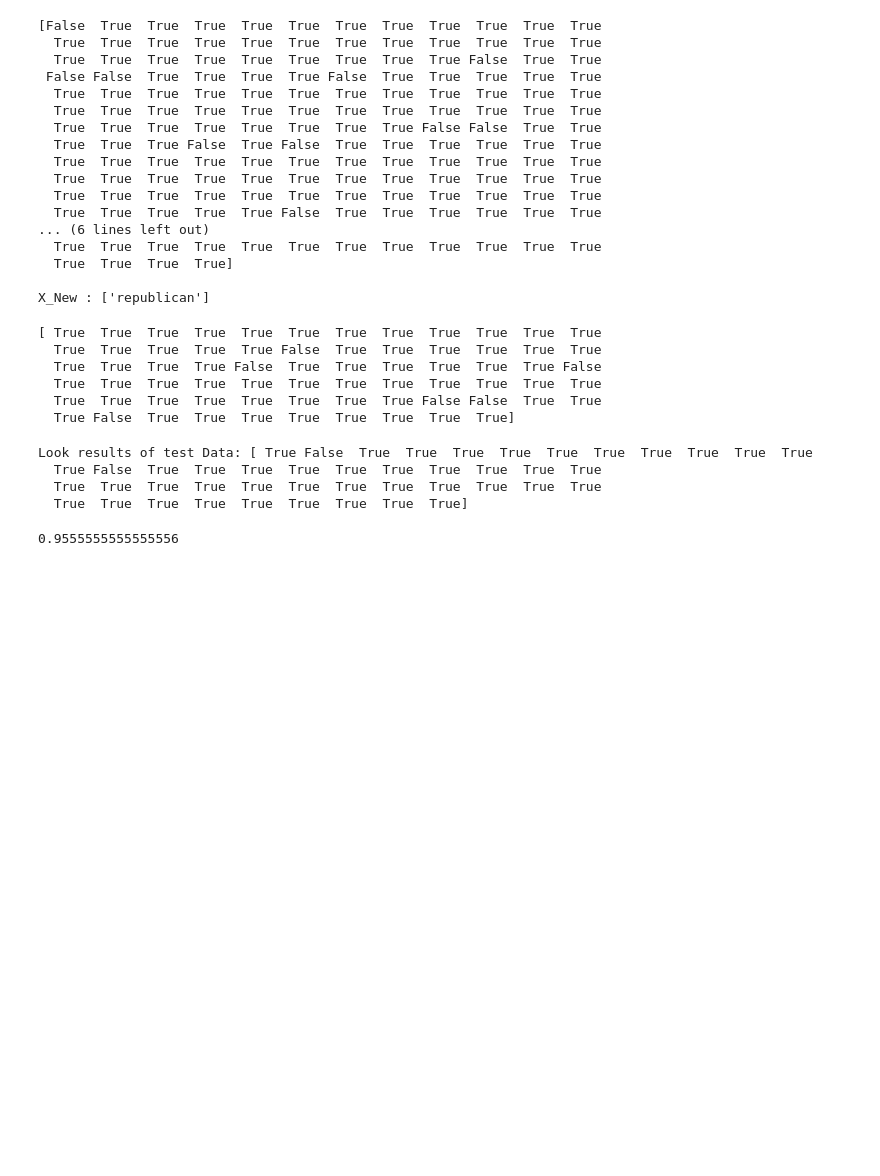
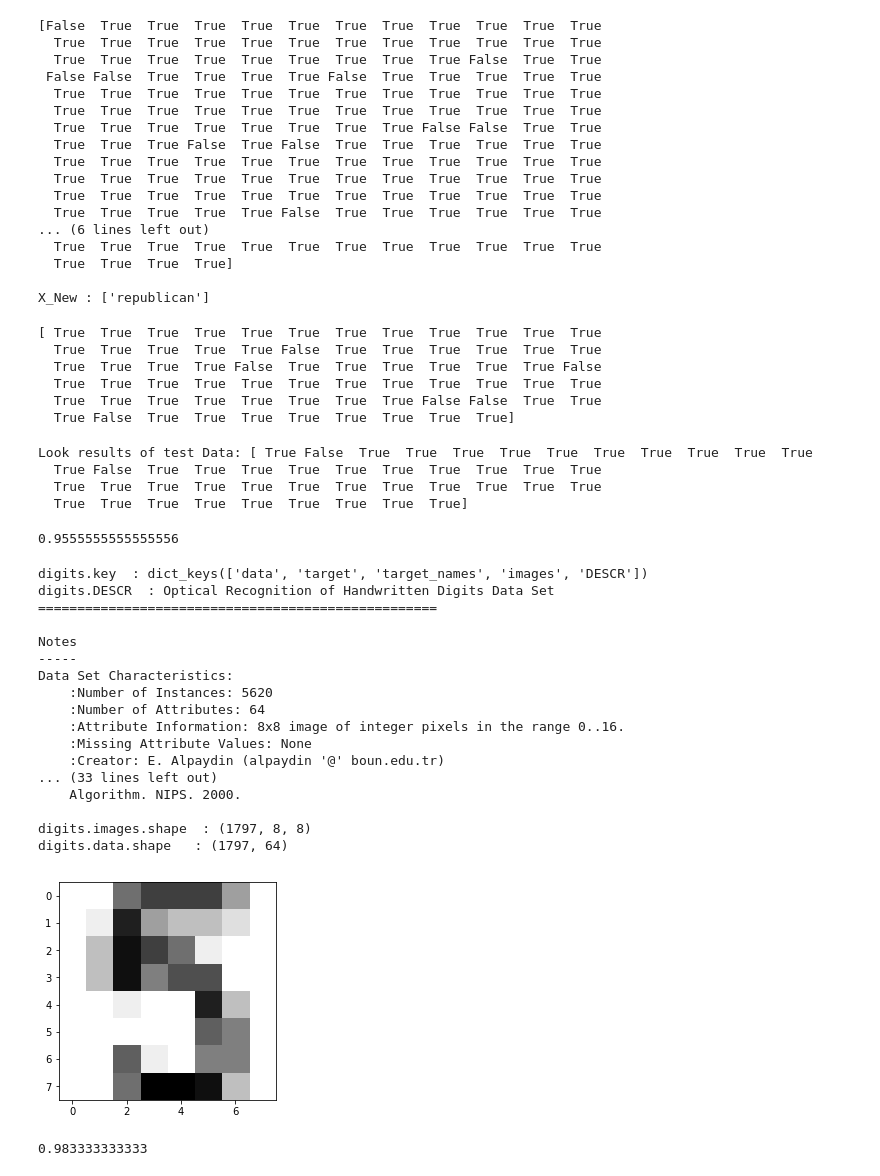
Before and after one commit to 201511608/Anaconda, a Jupyter notebook: MachineLearning_Supervised.ipynb, the cells around one changed output. Saved outputs shown, nothing was run; the diff lists cells and outputs as text; code cells hidden in the pictures; blank space fills up the shorter version.

```diff
--- a/MachineLearning_Supervised.ipynb
+++ b/MachineLearning_Supervised.ipynb
@@ -366,3 +372,61 @@ Look results of test Data: [ True False  True  True  True  True  True  True  Tru
 knn.score(X_test,y_test)
 # %% [output]
 0.9555555555555556
+# %%
+#9
+#MNIST
+#Redused version of data is obtain from Sklearn
+
+
+
+from sklearn import datasets
+digits = datasets.load_digits()
+
+
+print("digits.key  :",digits.keys())
+print("\ndigits.DESCR  :",digits.DESCR)
+print("\ndigits.images.shape  :",digits.images.shape)
+print("\ndigits.data.shape   :",digits.data.shape)
+
+import matplotlib.pyplot as plt
+plt.imshow(digits.images[1010], cmap=plt.cm.gray_r, interpolation='nearest')
+plt.show()
+# %% [output]
+digits.key  : dict_keys(['data', 'target', 'target_names', 'images', 'DESCR'])
+digits.DESCR  : Optical Recognition of Handwritten Digits Data Set
+===================================================
+
+Notes
+-----
+Data Set Characteristics:
+    :Number of Instances: 5620
+    :Number of Attributes: 64
+    :Attribute Information: 8x8 image of integer pixels in the range 0..16.
+    :Missing Attribute Values: None
+    :Creator: E. Alpaydin (alpaydin '@' boun.edu.tr)
+... (33 lines left out)
+    Algorithm. NIPS. 2000.
+
+digits.images.shape  : (1797, 8, 8)
+digits.data.shape   : (1797, 64)
+[figure, added]
+# %%
+#9.1
+# Create feature and target arrays
+X = digits.data
+y = digits.target
+
+from sklearn.model_selection import train_test_split
+X_train, X_test, y_train, y_test = train_test_split(X, y, test_size = 0.2, random_state=42, stratify=y)
+
+
+from sklearn.neighbors import KNeighborsClassifier
+knn = KNeighborsClassifier(n_neighbors=7)
+
+# Fit
+knn.fit(X_train, y_train)
+
+# accuracy
+print(knn.score(X_test,y_test))
+# %% [output]
+0.983333333333
```
Also changed, not shown: parts of 6 cells of this notebook, 2 other files.
